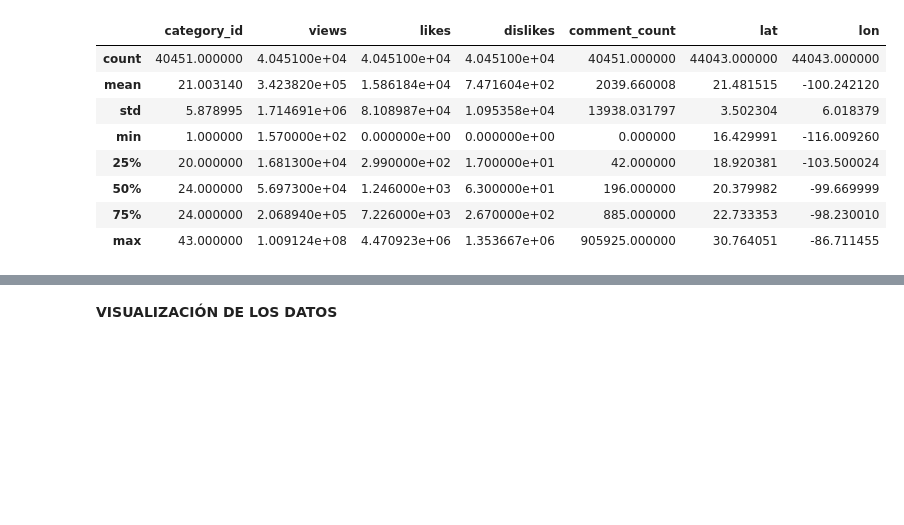
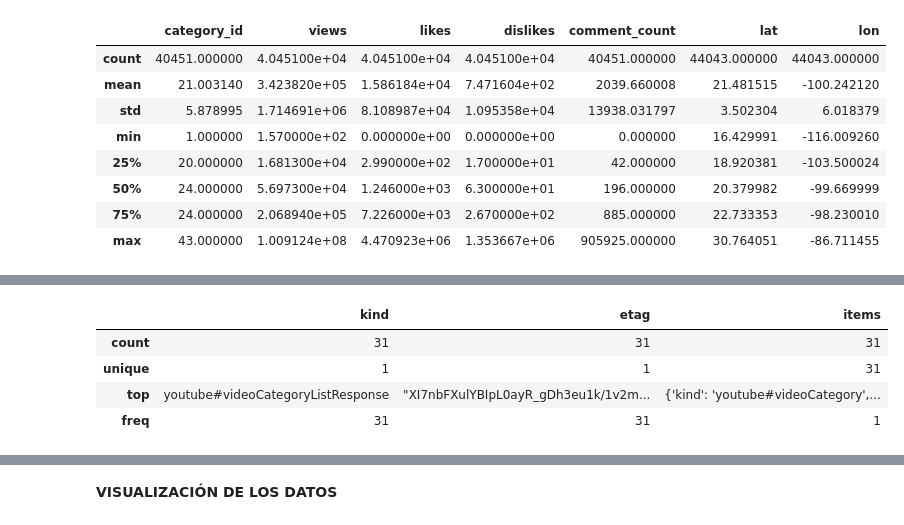
Before and after one commit to yselae/FDS-2024-2-CC51, a Jupyter notebook: code/TrabajoFinal.ipynb, the cells around one changed output, grey strips where cells are left out. Cells and saved outputs as stored; diff of their text form; code cells hidden in the pictures; blank space fills up the shorter version.

```diff
--- a/code/TrabajoFinal.ipynb
+++ b/code/TrabajoFinal.ipynb
@@ -54,0 +79,8 @@ youtube_df.describe()
+# %%
+categorias_df.describe()
+# %% [output]
+|  | kind | etag | items |
+| count | 31 | 31 | 31 |
+| unique | 1 | 1 | 31 |
+| top | youtube#videoCategoryListResponse | "XI7nbFXulYBIpL0ayR_gDh3eu1k/1v2m... | {'kind': 'youtube#videoCategory',... |
+| freq | 31 | 31 | 1 |
```
Also changed, not shown: parts of 35 cells of this notebook, 2 other files.
